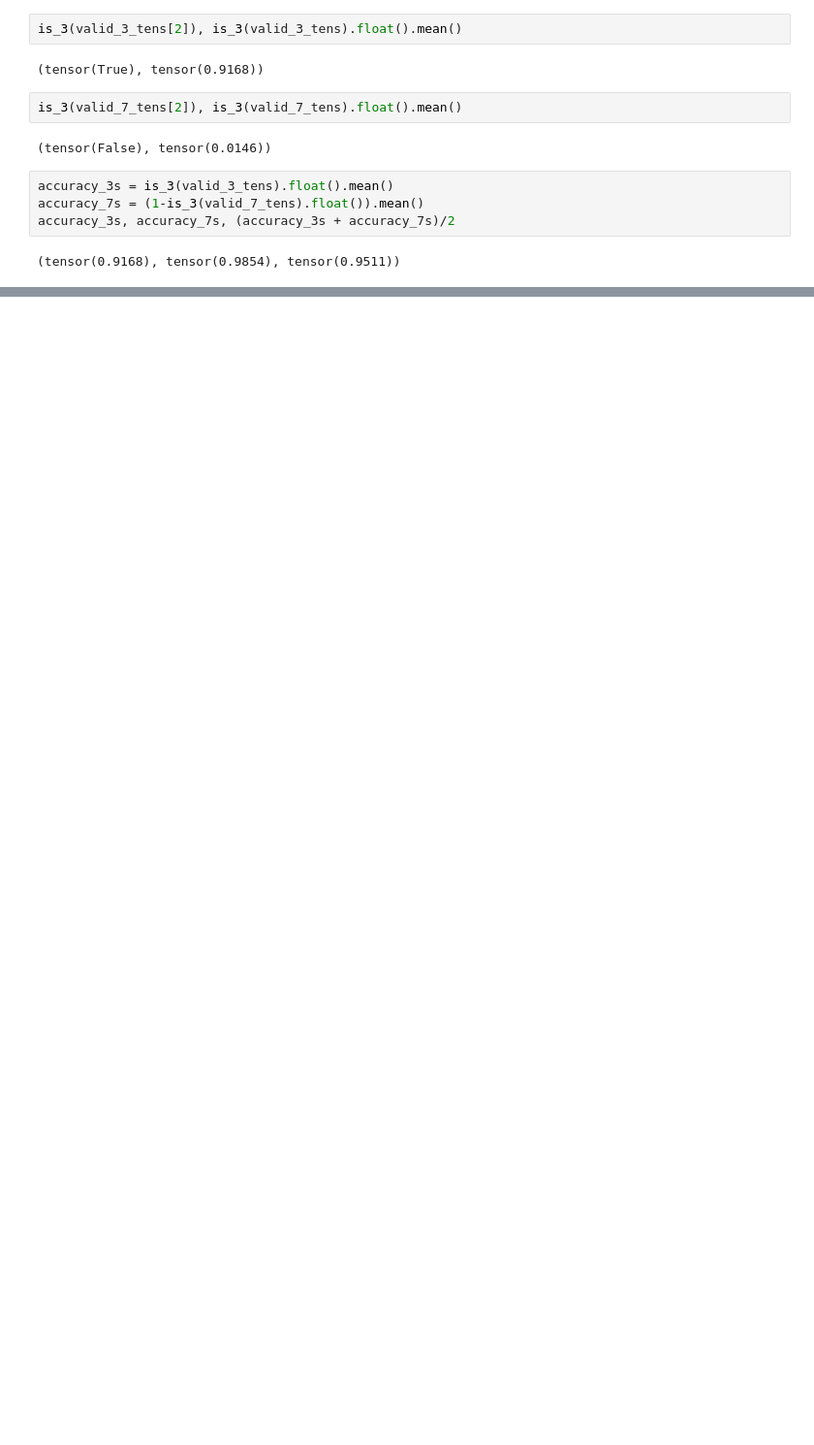
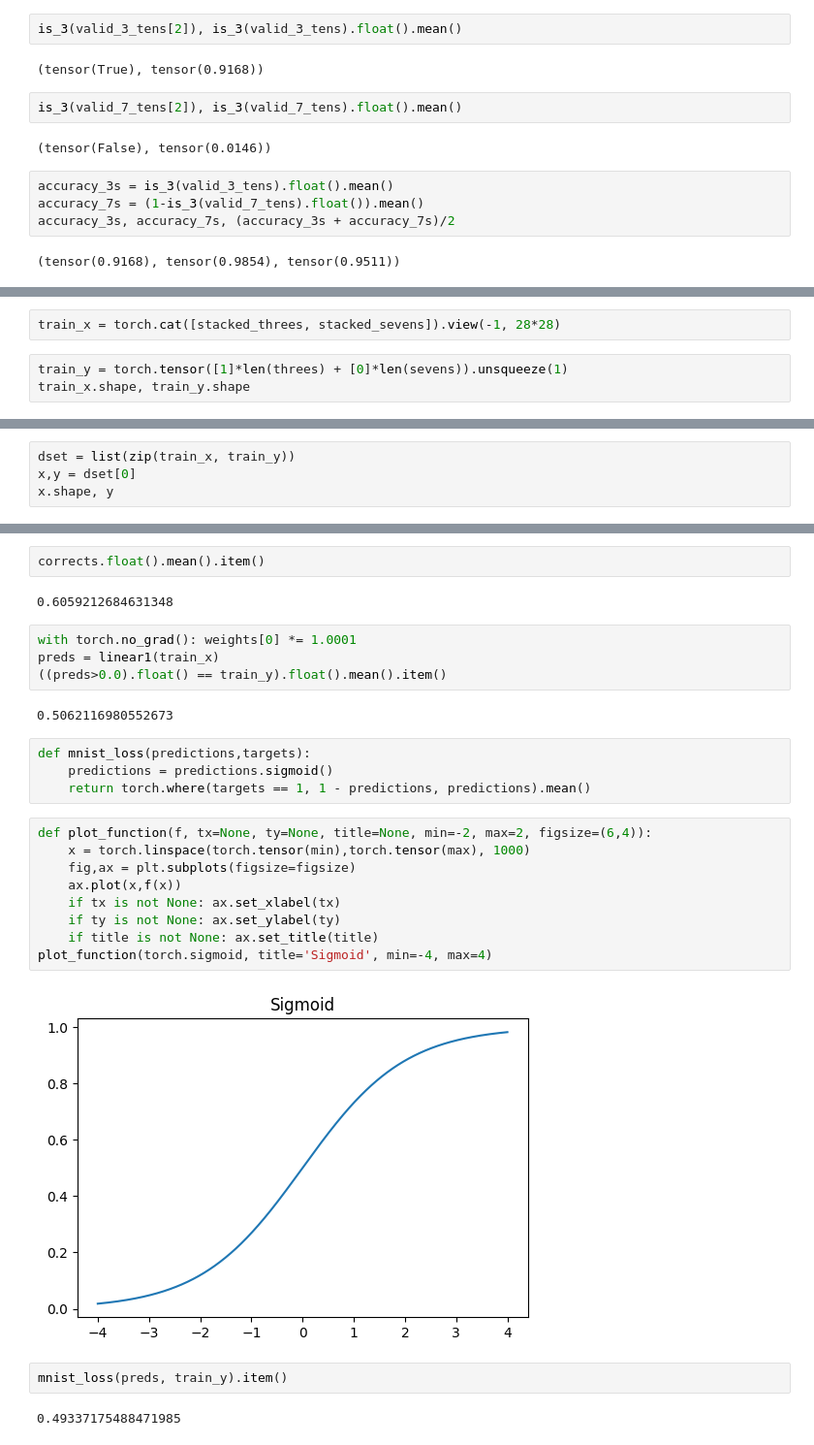
Before and after one commit to DckCanal/fastai-course, a Jupyter notebook: 04_mnist_basics.ipynb, the cells around one changed output, grey strips where cells are left out. Shown: that part at 97% size. Cells and saved outputs as stored; diff of their text form; blank space fills up the shorter version.

Commit message:
End Chapter 4: MNIST basics

```diff
--- a/04_mnist_basics.ipynb
+++ b/04_mnist_basics.ipynb
@@ -247,0 +246,5 @@ a
+# %%
+train_x = torch.cat([stacked_threes, stacked_sevens]).view(-1, 28*28)
+# %%
+train_y = torch.tensor([1]*len(threes) + [0]*len(sevens)).unsqueeze(1)
+train_x.shape, train_y.shape
@@ -247,0 +253,4 @@ a
+# %%
+dset = list(zip(train_x, train_y))
+x,y = dset[0]
+x.shape, y
@@ -247,0 +327,29 @@ a
+# %%
+corrects.float().mean().item()
+# %% [output]
+0.6059212684631348
+# %%
+with torch.no_grad(): weights[0] *= 1.0001
+preds = linear1(train_x)
+((preds>0.0).float() == train_y).float().mean().item()
+# %% [output]
+0.5062116980552673
+# %%
+def mnist_loss(predictions,targets):
+    predictions = predictions.sigmoid()
+    return torch.where(targets == 1, 1 - predictions, predictions).mean()
+# %%
+def plot_function(f, tx=None, ty=None, title=None, min=-2, max=2, figsize=(6,4)):
+    x = torch.linspace(torch.tensor(min),torch.tensor(max), 1000)
+    fig,ax = plt.subplots(figsize=figsize)
+    ax.plot(x,f(x))
+    if tx is not None: ax.set_xlabel(tx)
+    if ty is not None: ax.set_ylabel(ty)
+    if title is not None: ax.set_title(title)
+plot_function(torch.sigmoid, title='Sigmoid', min=-4, max=4)
+# %% [output]
+[figure, added]
+# %%
+mnist_loss(preds, train_y).item()
+# %% [output]
+0.49337175488471985
```
Also changed, not shown: parts of 63 cells of this notebook, 1 other file.
